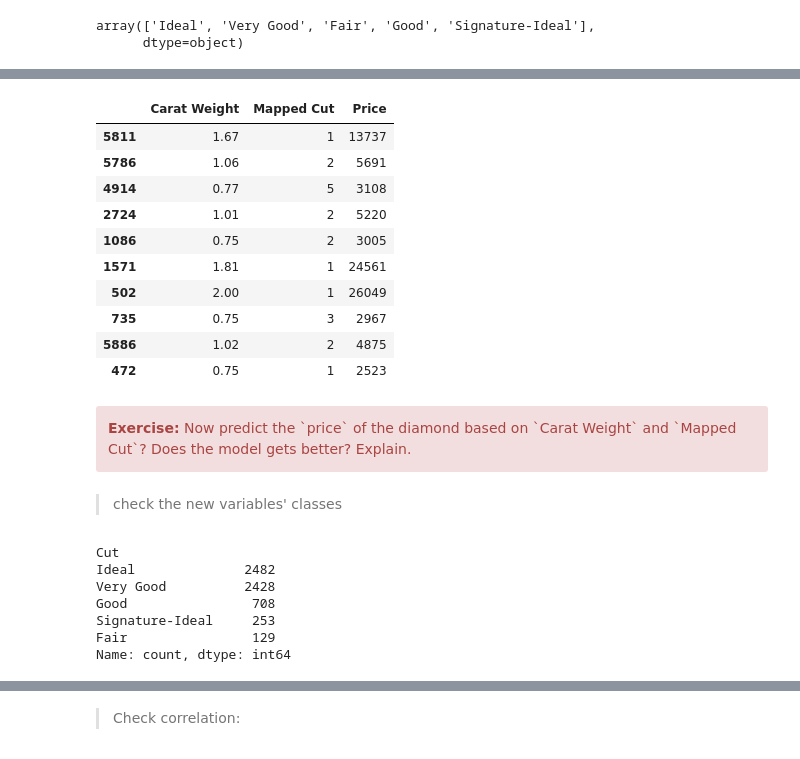
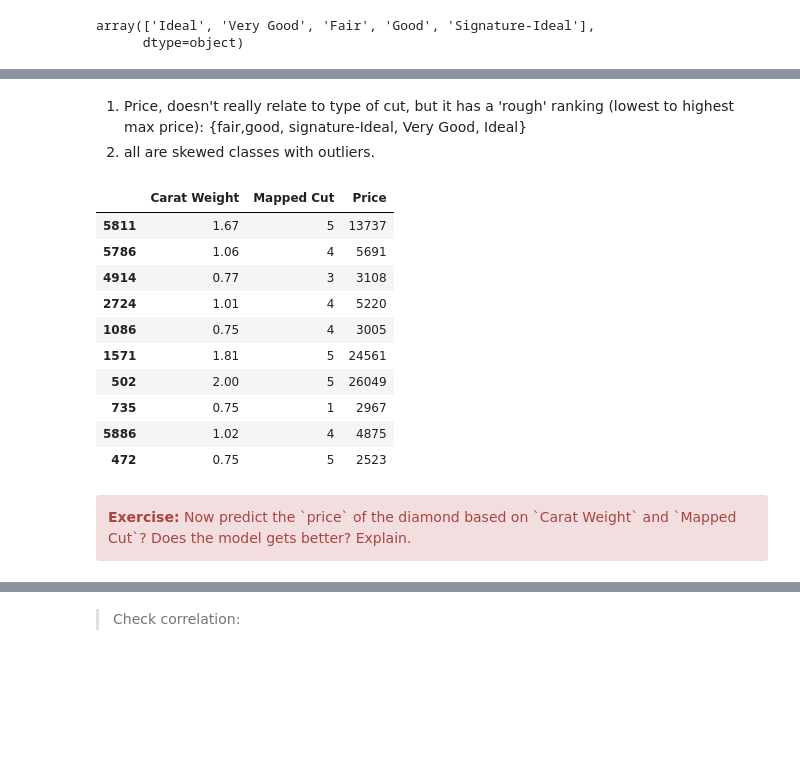
Before and after one commit to gob1thaasan/mss482, a Jupyter notebook: lecture_hands_on/Lecture4_hands_on.ipynb, the cells around one changed output, grey strips where cells are left out. Saved outputs shown, nothing was run; the diff lists cells and outputs as text; code cells hidden in the pictures; blank space fills up the shorter version.

```diff
--- a/lecture_hands_on/Lecture4_hands_on.ipynb
+++ b/lecture_hands_on/Lecture4_hands_on.ipynb
@@ -863,45 +884,36 @@ array(['Ideal', 'Very Good', 'Fair', 'Good', 'Signature-Ideal'],
+# %% [markdown]
+1. Price, doesn't really relate to type of cut, but it has a 'rough' ranking (lowest to highest max price): {fair,good, signature-Ideal, Very Good, Ideal}
+2. all are skewed classes with outliers.
 # %%
 
 # Mapping diamond qualities to integers using a dictionary
 quality_to_int = {
-    'Ideal': 1,
-    'Very Good': 2,
-    'Fair': 3,
-    'Good': 4,
-    'Signature-Ideal': 5
+    'Ideal': 5,
+    'Very Good': 4,
+    'Signature-Ideal': 3,
+    'Good': 2,
+    'Fair': 1,
 }
 
 # Applying map function to the DataFrame column
 data['Mapped Cut'] = data['Cut'].map(quality_to_int)
 
 new_quantified_diamond_data = data[['Carat Weight', 'Mapped Cut', 'Price']]
 new_quantified_diamond_data.sample(10)
 # %% [output]
 |  | Carat Weight | Mapped Cut | Price |
-| 5811 | 1.67 | 1 | 13737 |
-| 5786 | 1.06 | 2 | 5691 |
-| 4914 | 0.77 | 5 | 3108 |
-| 2724 | 1.01 | 2 | 5220 |
-| 1086 | 0.75 | 2 | 3005 |
-| 1571 | 1.81 | 1 | 24561 |
-| 502 | 2.00 | 1 | 26049 |
-| 735 | 0.75 | 3 | 2967 |
-| 5886 | 1.02 | 2 | 4875 |
-| 472 | 0.75 | 1 | 2523 |
+| 5811 | 1.67 | 5 | 13737 |
+| 5786 | 1.06 | 4 | 5691 |
+| 4914 | 0.77 | 3 | 3108 |
+| 2724 | 1.01 | 4 | 5220 |
+| 1086 | 0.75 | 4 | 3005 |
+| 1571 | 1.81 | 5 | 24561 |
+| 502 | 2.00 | 5 | 26049 |
+| 735 | 0.75 | 1 | 2967 |
+| 5886 | 1.02 | 4 | 4875 |
+| 472 | 0.75 | 5 | 2523 |
 # %% [markdown]
 <div class="alert alert-block alert-danger">
 <b>Exercise:</b> Now predict the `price` of the diamond based on `Carat Weight` and `Mapped Cut`? Does the model gets better? Explain.
 
 </div>
-# %% [markdown]
-> check the new variables' classes
-# %%
-data['Cut'].value_counts()
-# %% [output]
-Cut
-Ideal              2482
-Very Good          2428
-Good                708
-Signature-Ideal     253
-Fair                129
-Name: count, dtype: int64
```
Also changed, not shown: parts of 35 cells of this notebook.
